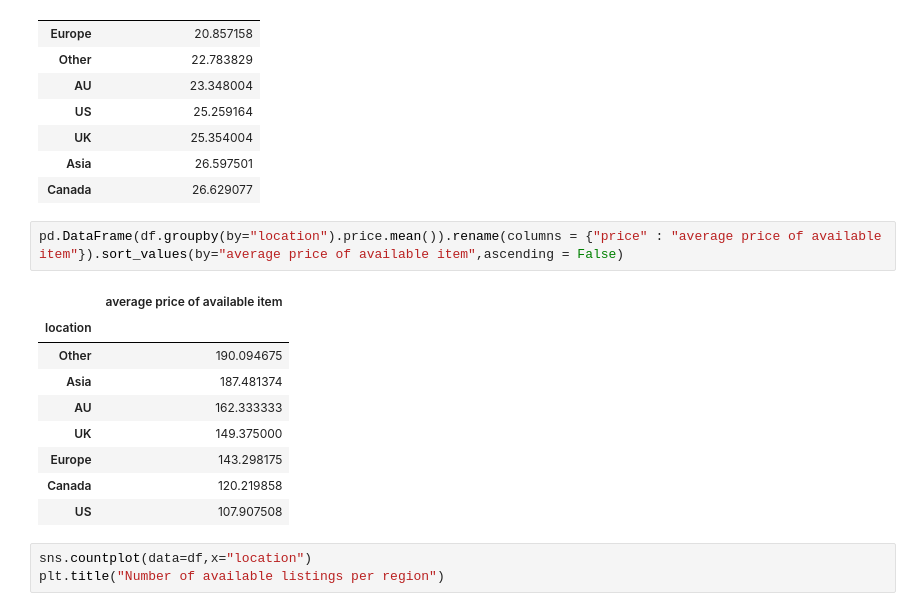
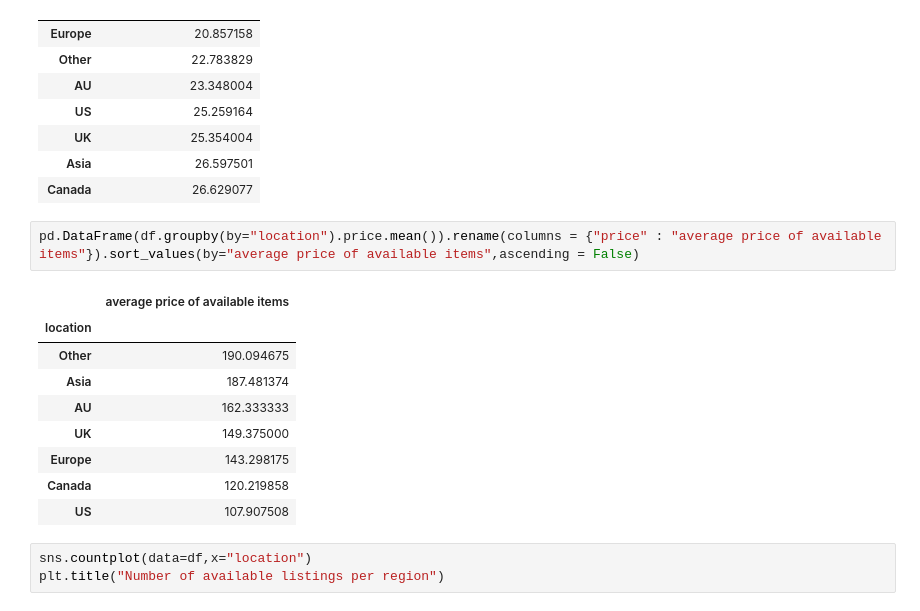
Before and after one commit to kgudalewski/grailed_sales_analysis, a Jupyter notebook: Grailed_data_initial_analysis.ipynb, the cells around one changed output. Saved outputs shown, nothing was run; the diff lists cells and outputs as text.

```diff
--- a/Grailed_data_initial_analysis.ipynb
+++ b/Grailed_data_initial_analysis.ipynb
@@ -1121,9 +1137,9 @@ pd.DataFrame(df.groupby(by="location").shipping_price.mean()).rename(columns = {
 | Asia | 26.597501 |
 | Canada | 26.629077 |
 # %%
-pd.DataFrame(df.groupby(by="location").price.mean()).rename(columns = {"price" : "average price of available item"}).sort_values(by="average price of available item",ascending = False)
+pd.DataFrame(df.groupby(by="location").price.mean()).rename(columns = {"price" : "average price of available items"}).sort_values(by="average price of available items",ascending = False)
 # %% [output]
-|  | average price of available item |
+|  | average price of available items |
 | location |  |
 | Other | 190.094675 |
 | Asia | 187.481374 |
```
Also changed, not shown: parts of 18 cells of this notebook.
